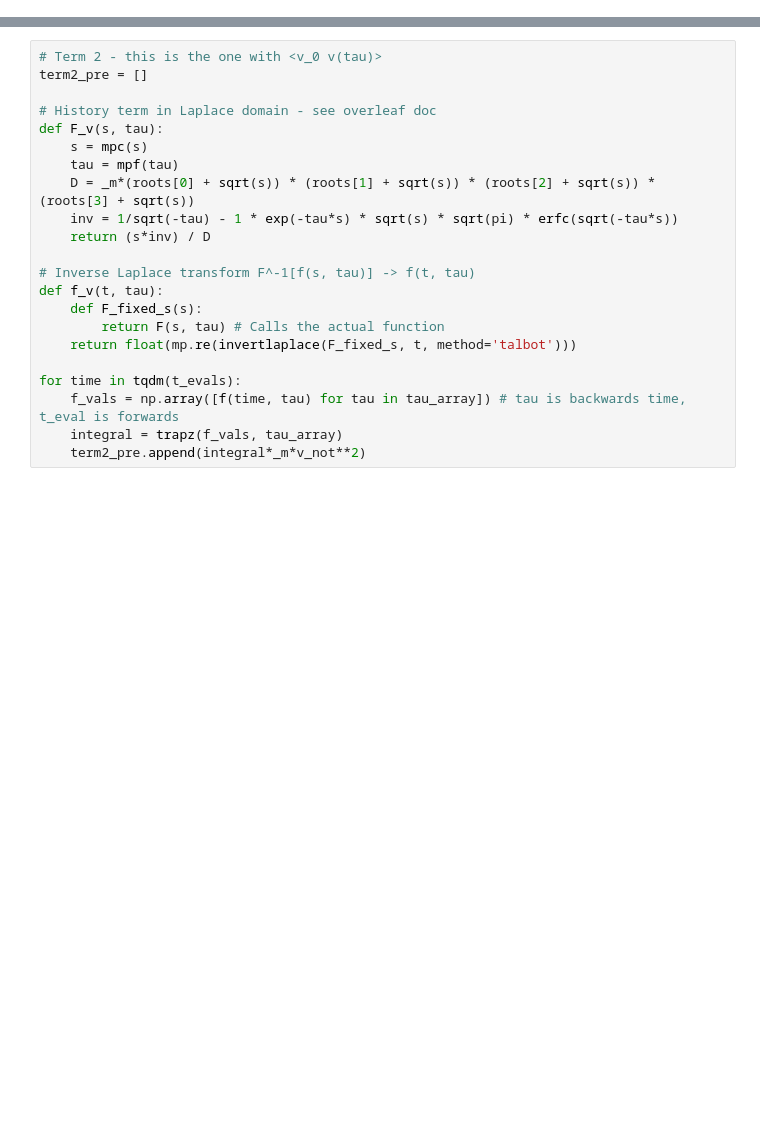
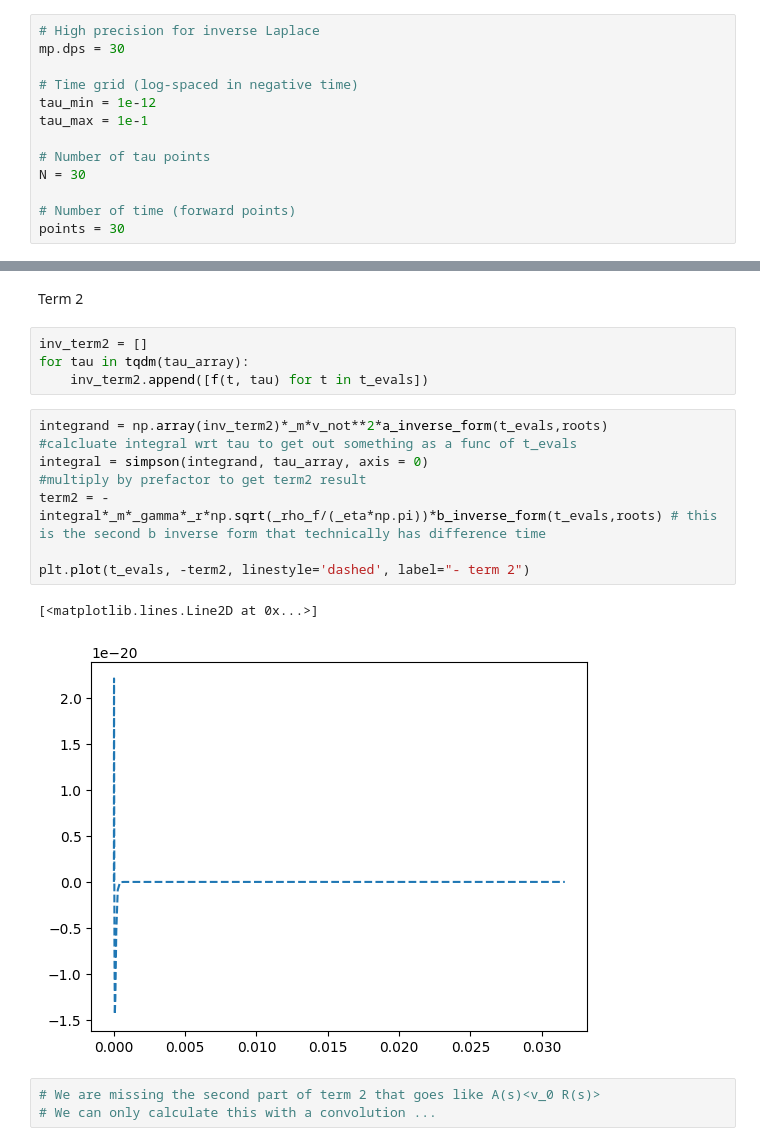
Before and after one commit to mcthumann/Brownian_Data_Analysis, a Jupyter notebook: for_publishing/all_history_terms.ipynb, the cells around one changed output, grey strips where cells are left out. Cells and saved outputs as stored; diff of their text form; blank space fills up the shorter version.

```diff
--- a/for_publishing/all_history_terms.ipynb
+++ b/for_publishing/all_history_terms.ipynb
@@ -132,0 +190,13 @@ v_not = 2* np.sqrt(_k_b*_temp/_m)
+# %%
+# High precision for inverse Laplace
+mp.dps = 30
+
+# Time grid (log-spaced in negative time)
+tau_min = 1e-12
+tau_max = 1e-1
+
+# Number of tau points
+N = 30
+
+# Number of time (forward points)
+points = 30
@@ -204,22 +435,20 @@ plt.show()
+# %% [markdown]
+Term 2
 # %%
-# Term 2 - this is the one with <v_0 v(tau)>
-term2_pre = []
-
-# History term in Laplace domain - see overleaf doc
-def F_v(s, tau):
-    s = mpc(s)
-    tau = mpf(tau)
-    D = _m*(roots[0] + sqrt(s)) * (roots[1] + sqrt(s)) * (roots[2] + sqrt(s)) * (roots[3] + sqrt(s))
-    inv = 1/sqrt(-tau) - 1 * exp(-tau*s) * sqrt(s) * sqrt(pi) * erfc(sqrt(-tau*s))
-    return (s*inv) / D
-
-# Inverse Laplace transform F^-1[f(s, tau)] -> f(t, tau)
-def f_v(t, tau):
-    def F_fixed_s(s):
-        return F(s, tau) # Calls the actual function
-    return float(mp.re(invertlaplace(F_fixed_s, t, method='talbot')))
-
-for time in tqdm(t_evals):
-    f_vals = np.array([f(time, tau) for tau in tau_array]) # tau is backwards time, t_eval is forwards
-    integral = trapz(f_vals, tau_array)
-    term2_pre.append(integral*_m*v_not**2)
+inv_term2 = []
+for tau in tqdm(tau_array):
+    inv_term2.append([f(t, tau) for t in t_evals])
+# %%
+integrand = np.array(inv_term2)*_m*v_not**2*a_inverse_form(t_evals,roots)
+#calcluate integral wrt tau to get out something as a func of t_evals
+integral = simpson(integrand, tau_array, axis = 0)
+#multiply by prefactor to get term2 result
+term2 = -integral*_m*_gamma*_r*np.sqrt(_rho_f/(_eta*np.pi))*b_inverse_form(t_evals,roots) # this is the second b inverse form that technically has difference time
+
+plt.plot(t_evals, -term2, linestyle='dashed', label="- term 2")
+# %% [output]
+[<matplotlib.lines.Line2D at 0x...>]
+[figure, added]
+# %%
+# We are missing the second part of term 2 that goes like A(s)<v_0 R(s)>
+# We can only calculate this with a convolution ...
```
Also changed, not shown: parts of 25 cells of this notebook, 2 other files.
